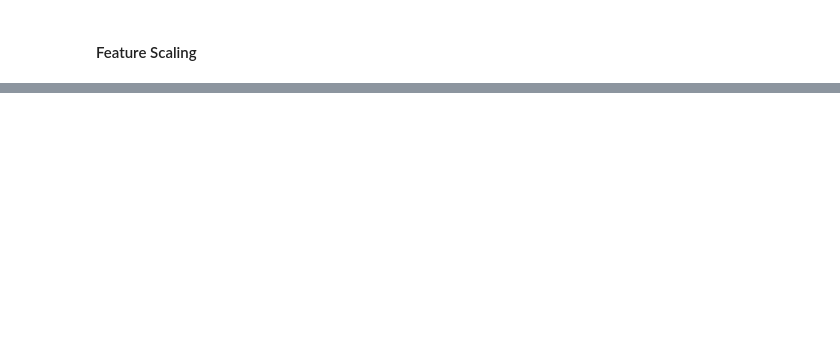
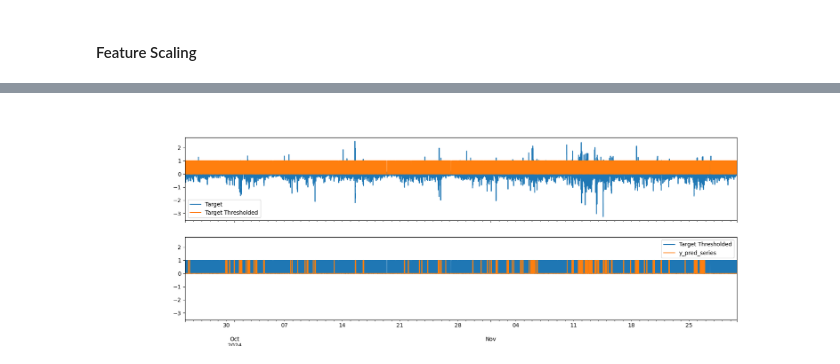
Before and after one commit to eycewind/binbot, a Jupyter notebook: bot.ipynb, the cells around one changed output, grey strips where cells are left out. Saved outputs shown, nothing was run; the diff lists cells and outputs as text; code cells hidden in the pictures; blank space fills up the shorter version.

Commit message:
model training started

```diff
--- a/bot.ipynb
+++ b/bot.ipynb
@@ -133,18 +139,29 @@ df_clean = df.dropna()  # Drop all rows with NaNs
 
 # df is sorted by time and indexed by a datetime index
 n = len(df)
-train_end = int(n * 0.8)
-train_df = df.iloc[:train_end]
-test_df = df.iloc[train_end:]
+train_end = int(n * 0.8) # 80% data used for training
+train_df = df_clean.iloc[:train_end]
+test_df = df_clean.iloc[train_end:]
 
 # Separate features and target
 X_train = train_df.drop('target', axis=1)
 y_train = train_df['target']
+# define a threshold for "positive" class; we want to buy when thre is 50% rise expected
+threshold = 0.05
+y_train_class = (y_train > threshold).astype(int)
+
 X_test = test_df.drop('target', axis=1)
 y_test = test_df['target']
+y_test_class = (y_test > threshold).astype(int)
 
 # Scaling
 scaler = StandardScaler()
 scaler.fit(X_train)
 X_train_scaled = scaler.transform(X_train)
 X_test_scaled = scaler.transform(X_test)
+# %%
+from sklearn.linear_model import LogisticRegression
+
+# model = LogisticRegression(class_weight='balanced')
+model = LogisticRegression()
+model.fit(X_train_scaled, y_train_class)
@@ -150,0 +170,5 @@ X_test_scaled = scaler.transform(X_test)
+# %%
+from xgboost import XGBClassifier
+
+model = XGBClassifier()
+model.fit(X_train_scaled, y_train_class)
@@ -159 +195,7 @@ Index(['open', 'high', 'low', 'close', 'volume', 'sma_10', 'sma_50', 'ema_10',
       dtype='object')
+# %%
+# Make Prediction
+y_pred = model.predict(X_test_scaled)
+
+# Convert to pandas series
+y_pred_series = pd.Series(y_pred, index=X_test.index, name='prediction')
@@ -160,3 +226,16 @@ Index(['open', 'high', 'low', 'close', 'volume', 'sma_10', 'sma_50', 'ema_10',
+# %%
+plt.close('all')
+# Create subplots with shared x-axis
+fig, (ax1, ax2) = plt.subplots(2, 1, figsize=(18, 12), sharex=True, sharey=True)
+
+y_test.plot(ax=ax1, figsize=[18, 6], label='Target', legend=True)
+y_test_class.plot(ax=ax1, figsize=[18, 6], label='Target Thresholded', legend=True)
+
+y_test_class.plot(ax=ax2, figsize=[18, 6], label='Target Thresholded', legend=True)
+y_pred_series.plot(ax=ax2, figsize=[18, 6], label='y_pred_series', legend=True)
+plt.show()
+# %% [output]
+[figure, added]
 # %%
 
 plt.clf()
```
Also changed, not shown: parts of 9 cells of this notebook, 1 other file.
